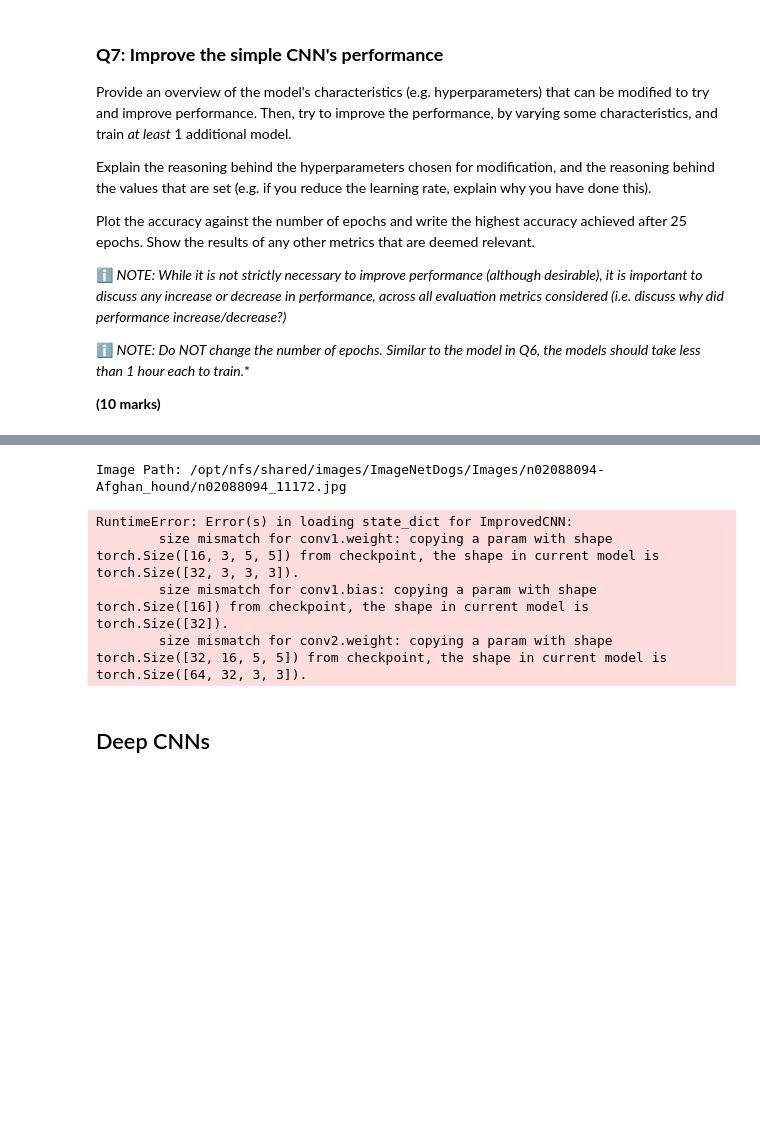
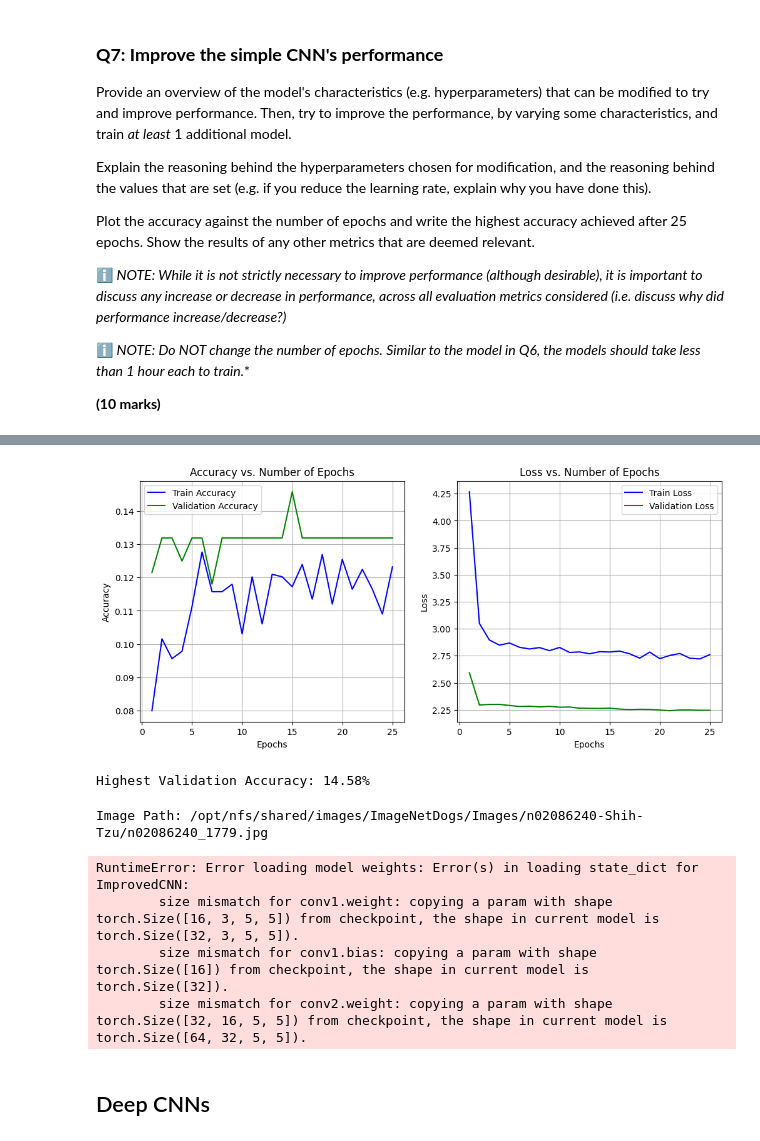
Before and after one commit to GrahamPellegrini/Dog-Breed-Classification, a Jupyter notebook: Assignment/assignment.ipynb, the cells around one changed output, grey strips where cells are left out. Cells and saved outputs as stored; diff of their text form; code cells hidden in the pictures; blank space fills up the shorter version.

```diff
--- a/Assignment/assignment.ipynb
+++ b/Assignment/assignment.ipynb
@@ -875,49 +867,61 @@ Estimated Total Size (MB): 49.76
 ----------------------------------------------------------------
 # %%
+from torch.optim.lr_scheduler import StepLR
+
 # Define the loss function (Cross-Entropy Loss)
 criterion = nn.CrossEntropyLoss()
 
-# Define the optimizer using a lower learning rate for better convergence
+# Define the optimizer
 optimizer = optim.Adam(improved_model.parameters(), lr=0.0005)
+
+# Define the scheduler
+scheduler =  StepLR(optimizer, step_size=5, gamma=0.5) # Reduce the learning rate by half every 5 epochs
 
 # Define the number of epochs
 num_epochs = 25
 
-# Initialize lists to store the accuracies and losses at each epoch
+# Initialize lists to store accuracies and losses at each epoch
 train_accuracies, val_accuracies = [], []
 train_losses, val_losses = [], []
+
 # Initialize the best accuracy
 best_accuracy = 0.0
 
 # Initialize the progress bar for better visualization of the training progress
 progress_bar = tqdm(range(num_epochs), desc="Training Progress", dynamic_ncols=True)
 
 # Training loop with progress bar
 for epoch in progress_bar:
     ## Training ##
     train_loss, train_accuracy = indv_epoch_train(improved_model, train_loader, criterion, optimizer, device)
     train_losses.append(train_loss)
     train_accuracies.append(train_accuracy)
 
     ## Evaluation ##
     val_loss, val_accuracy = evaluate_model(improved_model, val_loader, criterion, device)
     val_losses.append(val_loss)
     val_accuracies.append(val_accuracy)
 
     # Save the best model as a checkpoint
-    best_accuracy = save_model(improved_model, optimizer, './Model/Improved-CNN', val_accuracy, best_accuracy, epoch, val_loss, train_accuracy, val_loss, train_loss)
+    best_accuracy = save_best_model(improved_model, './Model/Improved-CNN', val_accuracy, best_accuracy)
+
+    # Update the learning rate
+    scheduler.step()
 
     # Update the progress bar with metrics
     progress_bar.set_postfix_str(
         f"Loss: {train_loss:.4f}, Train Acc: {train_accuracy:.2f}%, Val Acc: {val_accuracy:.2f}%"
     )
 
 # Plot the accuracy against the number of epochs
 metric_plot(train_accuracies, val_accuracies, train_losses, val_losses, num_epochs)
 
+# Print the highest accuracy achieved
 best_acc_percent = 100 * best_accuracy
-# Print the highest accuracy achieved
 print(f"Highest Validation Accuracy: {best_acc_percent:.2f}%")
+# %% [output]
+[figure, added]
+Highest Validation Accuracy: 14.58%
 # %%
 # Usage :
 # Get a random image path
@@ -930,16 +934,16 @@ model_path = './Model/Improved-CNN/model.pth'
 print(f"Image Path: {img_path}")
 
 # Predict the breed
-breed, confidence = predict(ImprovedCNN(num_classes), model_path, img_path, breed_dict)
+breed, confidence = predict(improved_model, model_path, img_path, breed_dict)
 
 print(f"Predicted Breed: {breed}")
 print(f"Confidence: {confidence:.2f}%")
 # %% [output]
-Image Path: /opt/nfs/shared/images/ImageNetDogs/Images/n02088094-Afghan_hound/n02088094_11172.jpg
+Image Path: /opt/nfs/shared/images/ImageNetDogs/Images/n02086240-Shih-Tzu/n02086240_1779.jpg
-RuntimeError: Error(s) in loading state_dict for ImprovedCNN:
-        size mismatch for conv1.weight: copying a param with shape torch.Size([16, 3, 5, 5]) from checkpoint, the shape in current model is torch.Size([32, 3, 3, 3]).
+RuntimeError: Error loading model weights: Error(s) in loading state_dict for ImprovedCNN:
+        size mismatch for conv1.weight: copying a param with shape torch.Size([16, 3, 5, 5]) from checkpoint, the shape in current model is torch.Size([32, 3, 5, 5]).
         size mismatch for conv1.bias: copying a param with shape torch.Size([16]) from checkpoint, the shape in current model is torch.Size([32]).
-        size mismatch for conv2.weight: copying a param with shape torch.Size([32, 16, 5, 5]) from checkpoint, the shape in current model is torch.Size([64, 32, 3, 3]).
+        size mismatch for conv2.weight: copying a param with shape torch.Size([32, 16, 5, 5]) from checkpoint, the shape in current model is torch.Size([64, 32, 5, 5]).
 # %% [markdown]
 ## Deep CNNs
 # %% [markdown]
```
Also changed, not shown: parts of 8 cells of this notebook, 12 other files.
